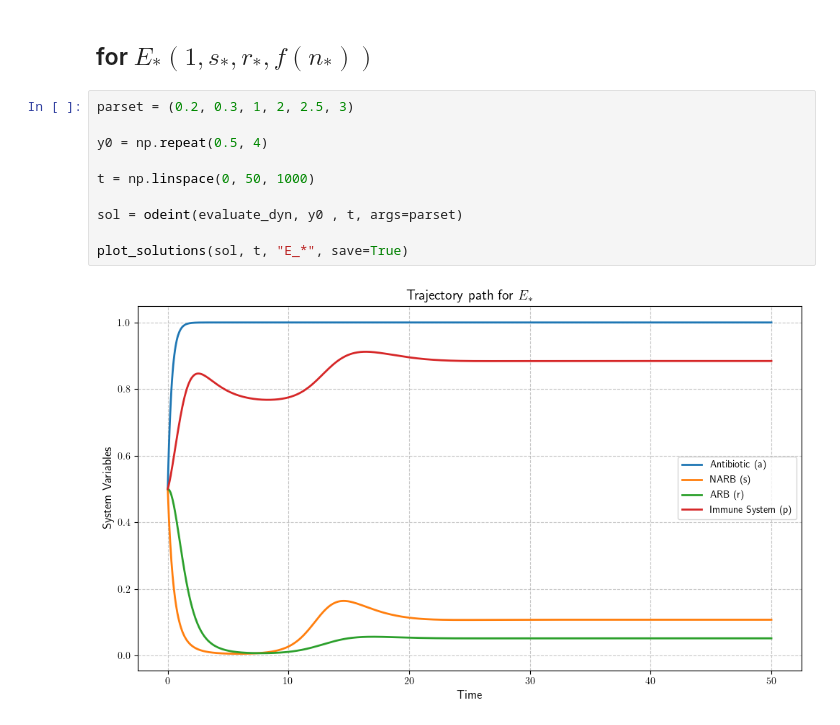
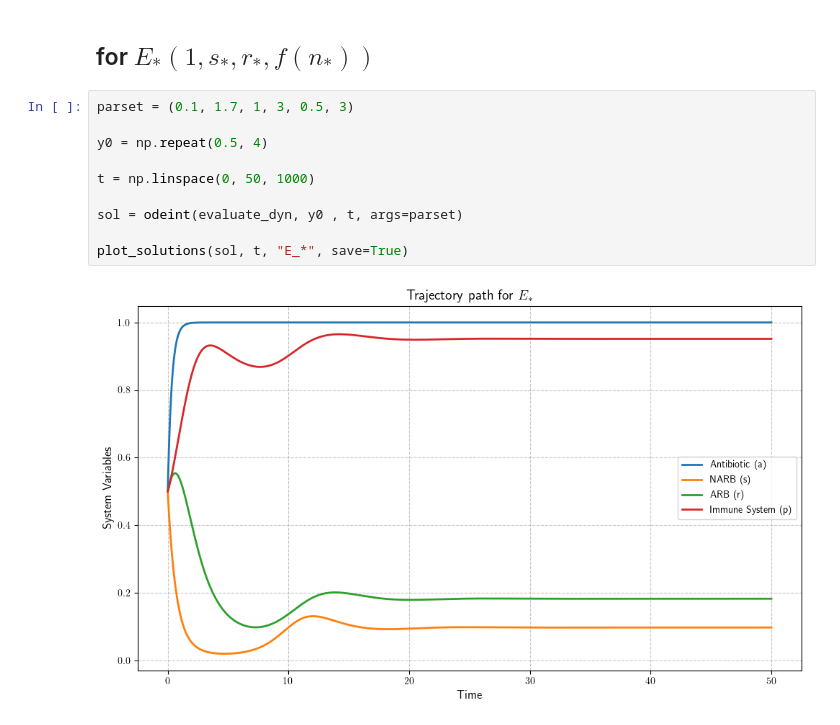
Before and after one commit to 3oop/bacterial-dynamics-project, a Jupyter notebook: Code/gut.ipynb, the cells around one changed output. Cells and saved outputs as stored; diff of their text form.

```diff
--- a/Code/gut.ipynb
+++ b/Code/gut.ipynb
@@ -136,14 +135,14 @@ plot_solutions(sol, t, "E_-", save=True)
 # %% [markdown]
 ## for $E_*\left(1,s_*,r_*,f(n_*)\right)$
 # %%
-parset = (0.2, 0.3, 1, 2, 2.5, 3)
+parset = (0.1, 1.7, 1, 3, 0.5, 3)
 
 y0 = np.repeat(0.5, 4)
 
 t = np.linspace(0, 50, 1000)
 
 sol = odeint(evaluate_dyn, y0 , t, args=parset)
 
 plot_solutions(sol, t, "E_*", save=True)
 # %% [output]
-[figure, old version]
+[figure, new version]
```
Also changed, not shown: parts of 1 cell of this notebook, 2 other files.
